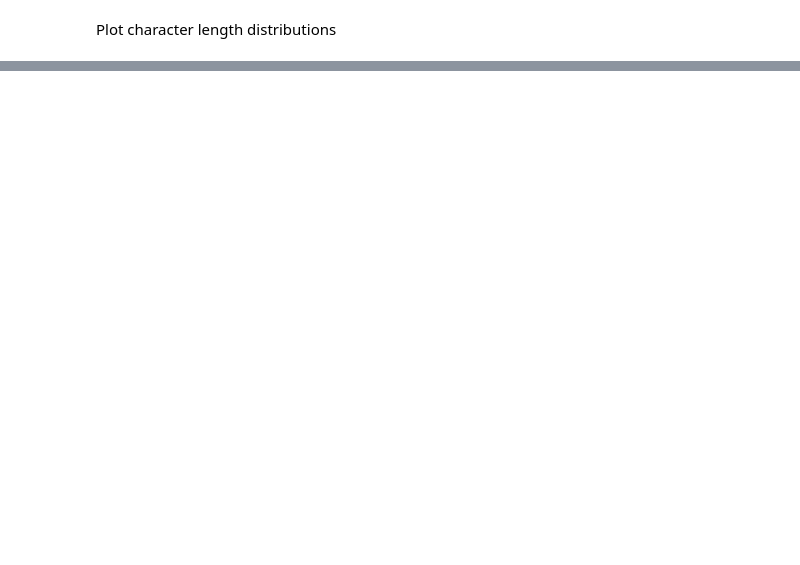
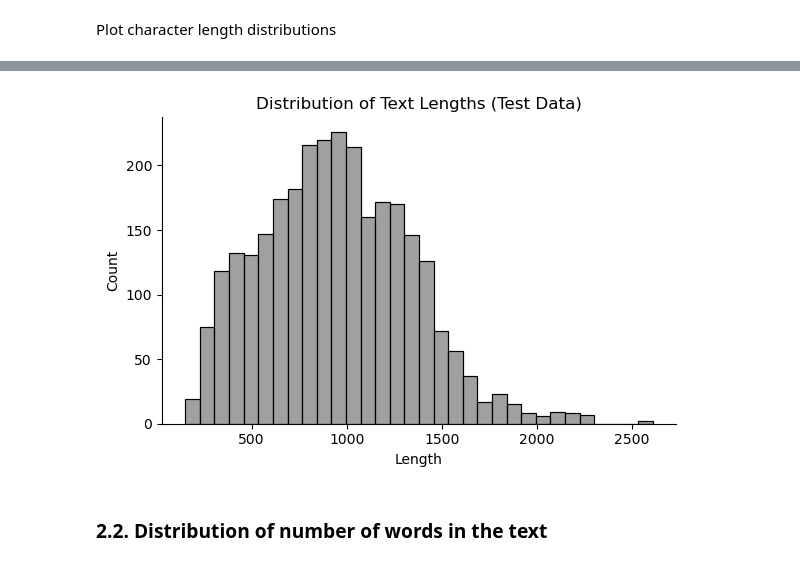
Before and after one commit to drojasca98/Medical-Text-Classification, a Jupyter notebook: python/1_data_exploration.ipynb, the cells around one changed output, grey strips where cells are left out. Saved outputs shown, nothing was run; the diff lists cells and outputs as text; code cells hidden in the pictures; blank space fills up the shorter version.

```diff
--- a/python/1_data_exploration.ipynb
+++ b/python/1_data_exploration.ipynb
@@ -449,0 +474,7 @@ plot_histogram(test_raw_len, "test")
+# %%
+# For Processed Testing data
+plot_displot(test_lem_len, "test")
+# %% [output]
+[figure, added]
+# %% [markdown]
+### 2.2. Distribution of number of words in the text
```
Also changed, not shown: parts of 7 cells of this notebook.
